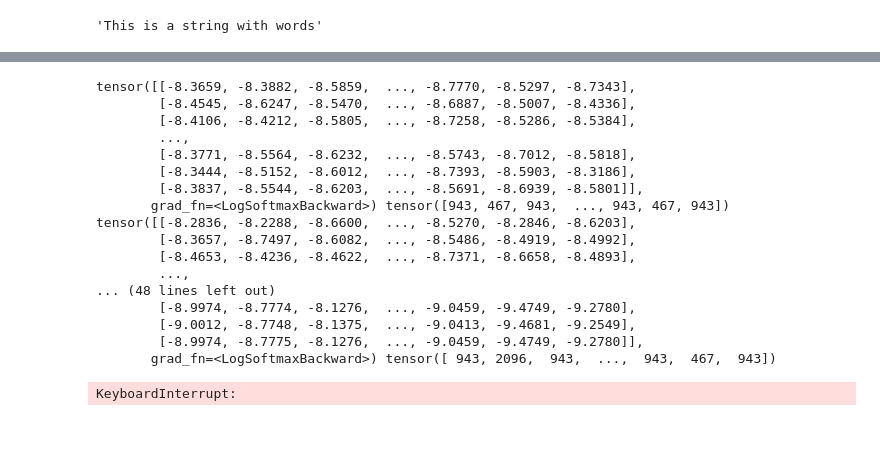
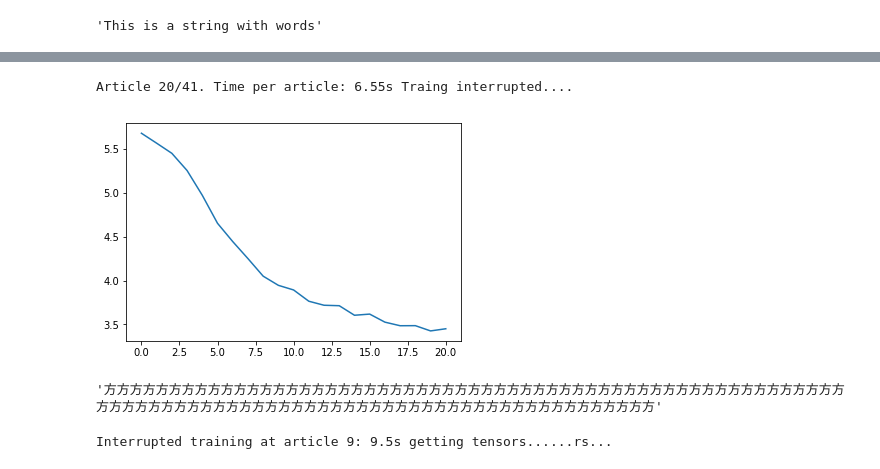
Before and after one commit to addreas/deep-project, a Jupyter notebook: Project.ipynb, the cells around one changed output, grey strips where cells are left out. Drawn from its saved outputs; the diff is of its cells as text; code cells hidden in the pictures; blank space fills up the shorter version.

```diff
--- a/Project.ipynb
+++ b/Project.ipynb
@@ -18,7 +19,8 @@ valid_articles = utils.load_articles('wikitext-103-raw/wiki.valid.raw')
 test_articles = utils.load_articles('wikitext-103-raw/wiki.test.raw')
 # %%
 importlib.reload(utils)
-char_encoding = utils.get_encoding(train_articles + valid_articles + test_articles)
+# char_encoding = utils.get_encoding(train_articles + valid_articles + test_articles)
+char_encoding = utils.get_encoding(valid_articles)
 char2int, int2char, int2hot, str2hot, hot2int, hot2str = char_encoding
 # %%
 hot2str(str2hot("This is a string with words"))
@@ -27,8 +29,10 @@ hot2str(str2hot("This is a string with words"))
 # %%
 importlib.reload(models)
 
+rnn_net_25 = models.RNNModule(len(char2int), 25)
 rnn_net_50 = models.RNNModule(len(char2int), 50)
 rnn_net_100 = models.RNNModule(len(char2int), 100)
 
+lstm_net_25 = models.LSTMModule(len(char2int), 25)
 lstm_net_50 = models.LSTMModule(len(char2int), 50)
 lstm_net_100 = models.LSTMModule(len(char2int), 100)
@@ -35,22 +60,19 @@ lstm_net_100 = models.LSTMModule(len(char2int), 100)
+# %%
+#train rnn_net_25
+losses_rnn_25 = models.train(rnn_net_25, valid_articles, char_encoding)
+# %% [output]
+Article 20/41. Time per article: 6.55s Traing interrupted....
+# %%
+plt.plot(losses_rnn_25)
+plt.show()
+# %% [output]
+[figure, added]
+# %%
+hot2str(list(models.predict(rnn_net_25, char_encoding, "Very cool")))
+# %% [output]
+'方方方方方方方方方方方方方方方方方方方方方方方方方方方方方方方方方方方方方方方方方方方方方方方方方方方方方方方方方方方方方方方方方方方方方方方方方方方方方方方方方方方方方方方方方方方方方方方方方方方方'
 # %%
 #train rnn_net_50
-models.train(rnn_net_50, train_articles, char_encoding)
+losses_rnn_50 = models.train(rnn_net_50, train_articles, char_encoding)
 # %% [output]
-tensor([[-8.3659, -8.3882, -8.5859,  ..., -8.7770, -8.5297, -8.7343],
-        [-8.4545, -8.6247, -8.5470,  ..., -8.6887, -8.5007, -8.4336],
-        [-8.4106, -8.4212, -8.5805,  ..., -8.7258, -8.5286, -8.5384],
-        ...,
-        [-8.3771, -8.5564, -8.6232,  ..., -8.5743, -8.7012, -8.5818],
-        [-8.3444, -8.5152, -8.6012,  ..., -8.7393, -8.5903, -8.3186],
-        [-8.3837, -8.5544, -8.6203,  ..., -8.5691, -8.6939, -8.5801]],
-       grad_fn=<LogSoftmaxBackward>) tensor([943, 467, 943,  ..., 943, 467, 943])
-tensor([[-8.2836, -8.2288, -8.6600,  ..., -8.5270, -8.2846, -8.6203],
-        [-8.3657, -8.7497, -8.6082,  ..., -8.5486, -8.4919, -8.4992],
-        [-8.4653, -8.4236, -8.4622,  ..., -8.7371, -8.6658, -8.4893],
-        ...,
-... (48 lines left out)
-        [-8.9974, -8.7774, -8.1276,  ..., -9.0459, -9.4749, -9.2780],
-        [-9.0012, -8.7748, -8.1375,  ..., -9.0413, -9.4681, -9.2549],
-        [-8.9974, -8.7775, -8.1276,  ..., -9.0459, -9.4749, -9.2780]],
-       grad_fn=<LogSoftmaxBackward>) tensor([ 943, 2096,  943,  ...,  943,  467,  943])
+Interrupted training at article 9: 9.5s getting tensors......rs...
-KeyboardInterrupt:
```
Also changed, not shown: parts of 14 cells of this notebook, 2 other files.
